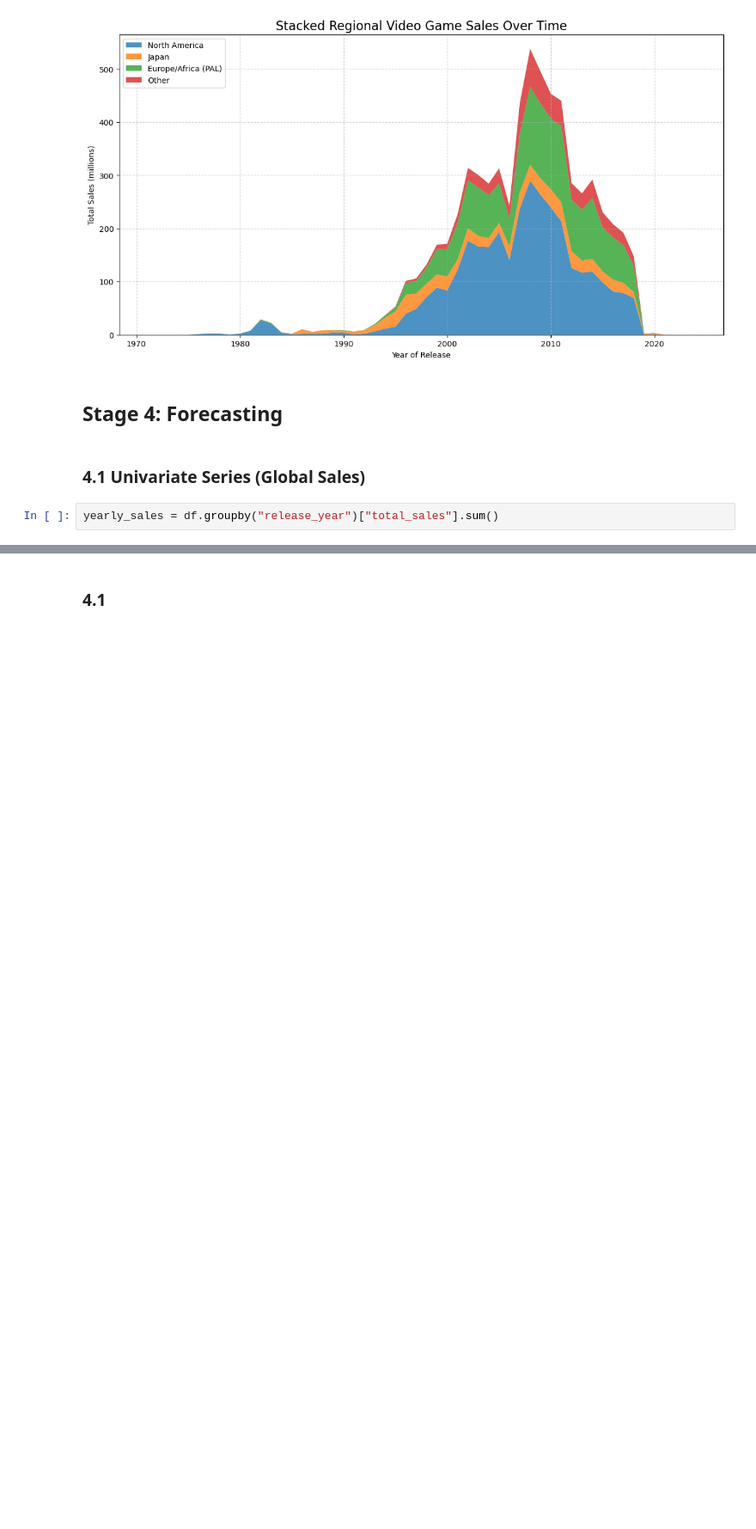
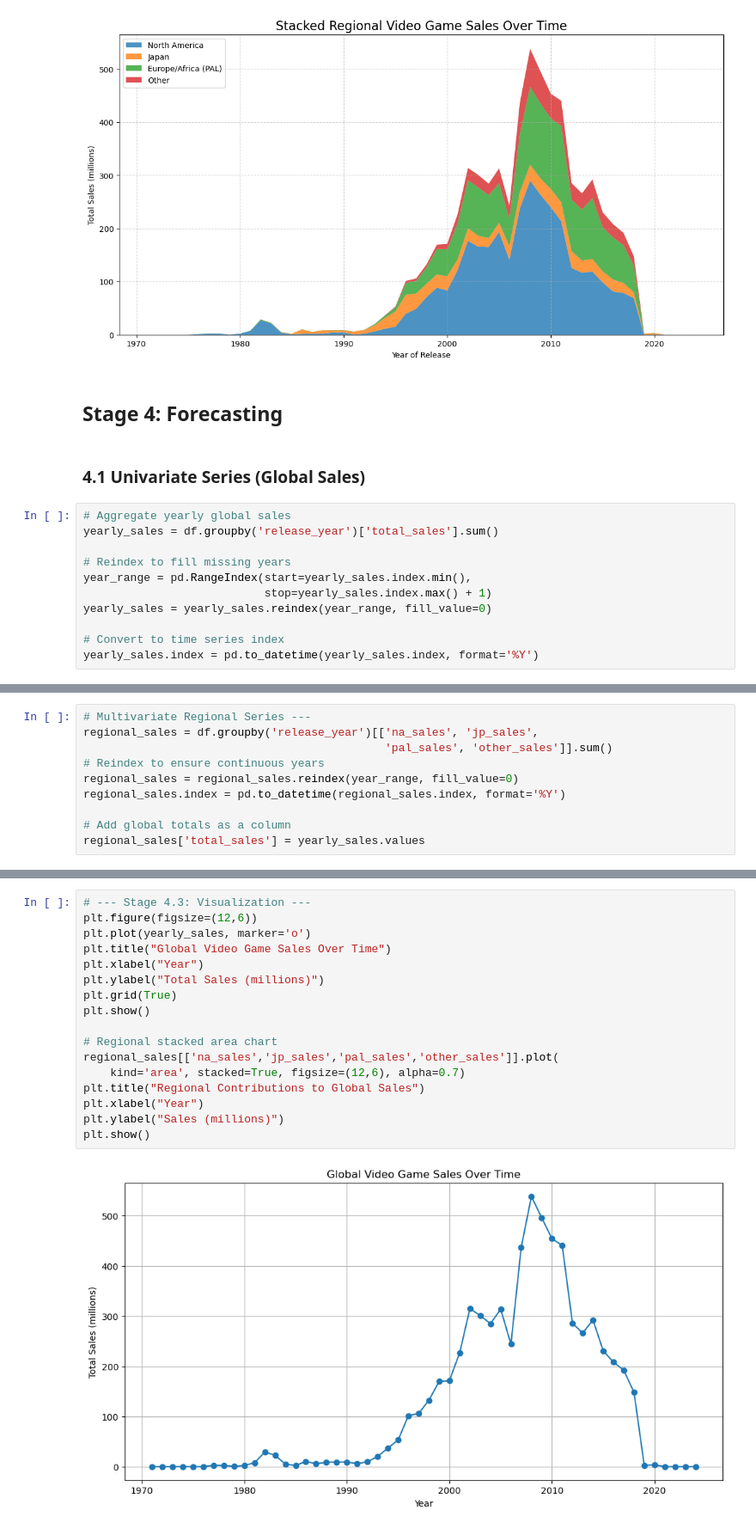
Before and after one commit to ifeanyicyriacus/dataScienceClass, a Jupyter notebook: global_Video_Game_Sales/video_game_sales.ipynb, the cells around one changed output, grey strips where cells are left out. Shown at 86% size. Cells and saved outputs as stored; diff of their text form; blank space fills up the shorter version.

Commit message:
Video game sales - the end

```diff
--- a/global_Video_Game_Sales/video_game_sales.ipynb
+++ b/global_Video_Game_Sales/video_game_sales.ipynb
@@ -897,5 +821,14 @@ plt.show()
 # %% [markdown]
 ### 4.1 Univariate Series (Global Sales)
 # %%
-yearly_sales = df.groupby("release_year")["total_sales"].sum()
+# Aggregate yearly global sales
+yearly_sales = df.groupby('release_year')['total_sales'].sum()
+
+# Reindex to fill missing years
+year_range = pd.RangeIndex(start=yearly_sales.index.min(),
+                           stop=yearly_sales.index.max() + 1)
+yearly_sales = yearly_sales.reindex(year_range, fill_value=0)
+
+# Convert to time series index
+yearly_sales.index = pd.to_datetime(yearly_sales.index, format='%Y')
 # %% [markdown]
@@ -903 +836,11 @@ yearly_sales = df.groupby("release_year")["total_sales"].sum()
+# %%
+# Multivariate Regional Series ---
+regional_sales = df.groupby('release_year')[['na_sales', 'jp_sales',
+                                             'pal_sales', 'other_sales']].sum()
+# Reindex to ensure continuous years
+regional_sales = regional_sales.reindex(year_range, fill_value=0)
+regional_sales.index = pd.to_datetime(regional_sales.index, format='%Y')
+
+# Add global totals as a column
+regional_sales['total_sales'] = yearly_sales.values
 # %% [markdown]
@@ -905,2 +848,19 @@ yearly_sales = df.groupby("release_year")["total_sales"].sum()
-# %% [markdown]
-### 4.1
+# %%
+# --- Stage 4.3: Visualization ---
+plt.figure(figsize=(12,6))
+plt.plot(yearly_sales, marker='o')
+plt.title("Global Video Game Sales Over Time")
+plt.xlabel("Year")
+plt.ylabel("Total Sales (millions)")
+plt.grid(True)
+plt.show()
+
+# Regional stacked area chart
+regional_sales[['na_sales','jp_sales','pal_sales','other_sales']].plot(
+    kind='area', stacked=True, figsize=(12,6), alpha=0.7)
+plt.title("Regional Contributions to Global Sales")
+plt.xlabel("Year")
+plt.ylabel("Sales (millions)")
+plt.show()
+# %% [output]
+[figure, added]
```
Also changed, not shown: parts of 22 cells of this notebook.
